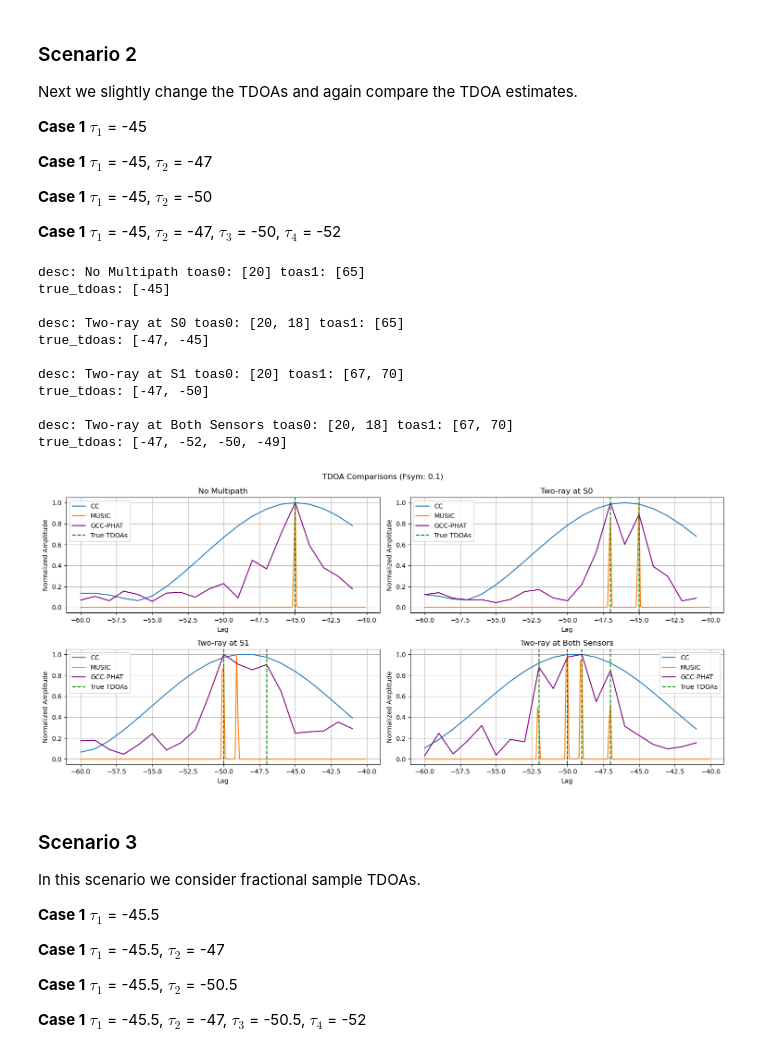
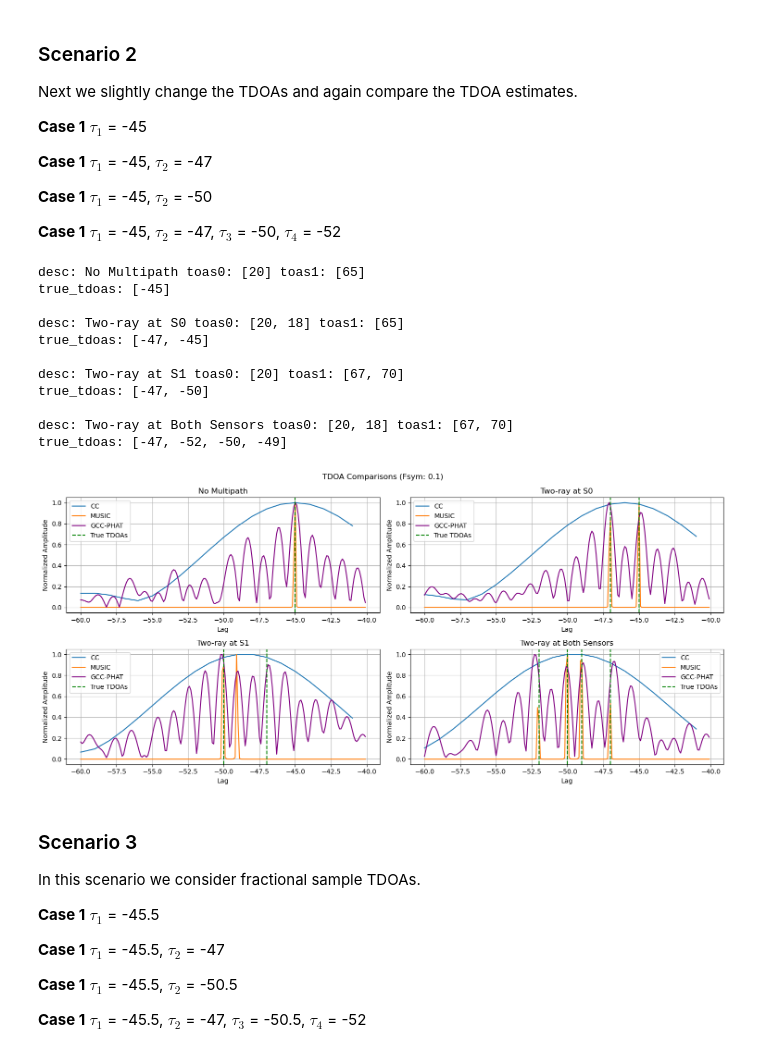
Before and after one commit to jimjam843/Super-ResolutionTDOA, a Jupyter notebook: python/notebooks/gcc_phat.ipynb, the cells around one changed output. Cells and saved outputs as stored; diff of their text form; code cells hidden in the pictures.

```diff
--- a/python/notebooks/gcc_phat.ipynb
+++ b/python/notebooks/gcc_phat.ipynb
@@ -85,7 +85,7 @@ for desc, (toas0, toas1) in cases.items():
 
     l1, tdoa1 = utils.tdoa_cc(y0, y1, lag_min=-60, lag_max=-40)
     l2, tdoa2 = utils.tdoa_super(y0, y1, lag_min=-60, lag_max=-40, k=num_signals, D=10)
-    l3, tdoa3 = utils.tdoa_gccphat(y0, y1, lag_min=-60, lag_max=-40)
+    l3, tdoa3 = utils.tdoa_gccphat(y0, y1, lag_min=-60, lag_max=-40, D=10)
 
     plt.subplot(2,2,pltnum)
 
@@ -173,41 +173,41 @@ for desc, (toas0, toas1) in cases.items():
 
     l1, tdoa1 = utils.tdoa_cc(y0, y1, lag_min=-60, lag_max=-40)
     l2, tdoa2 = utils.tdoa_super(y0, y1, lag_min=-60, lag_max=-40, k=num_signals, D=10)
-    l3, tdoa3 = utils.tdoa_gccphat(y0, y1, lag_min=-60, lag_max=-40)
+    l3, tdoa3 = utils.tdoa_gccphat(y0, y1, lag_min=-60, lag_max=-40, D=10)
 
     plt.subplot(2,2,pltnum)
 
     plt.title(desc)
     plt.plot(l1, tdoa1, label='CC')
     plt.plot(l2, tdoa2, label='MUSIC')
     plt.plot(l3, tdoa3, label='GCC-PHAT', color='purple')
     plt.ylabel("Normalized Amplitude")
     plt.xlabel("Lag")
     plt.grid()
 
     for ix,tdoa in enumerate(true_tdoas):
         if ix==0:
             plt.axvline(tdoa, color='green', linestyle='dashed', label='True TDOAs')
         else:
             plt.axvline(tdoa, color='green', linestyle='dashed')
     plt.legend()
 
     pltnum += 1
 
 plt.tight_layout()
 # %% [output]
 desc: No Multipath toas0: [20] toas1: [65]
 true_tdoas: [-45]
 
 desc: Two-ray at S0 toas0: [20, 18] toas1: [65]
 true_tdoas: [-47, -45]
 
 desc: Two-ray at S1 toas0: [20] toas1: [67, 70]
 true_tdoas: [-47, -50]
 
 desc: Two-ray at Both Sensors toas0: [20, 18] toas1: [67, 70]
 true_tdoas: [-47, -52, -50, -49]
-[figure, old version]
+[figure, new version]
 # %% [markdown]
 ### Scenario 3
 
```
Also changed, not shown: parts of 4 cells of this notebook, 1 other file.
